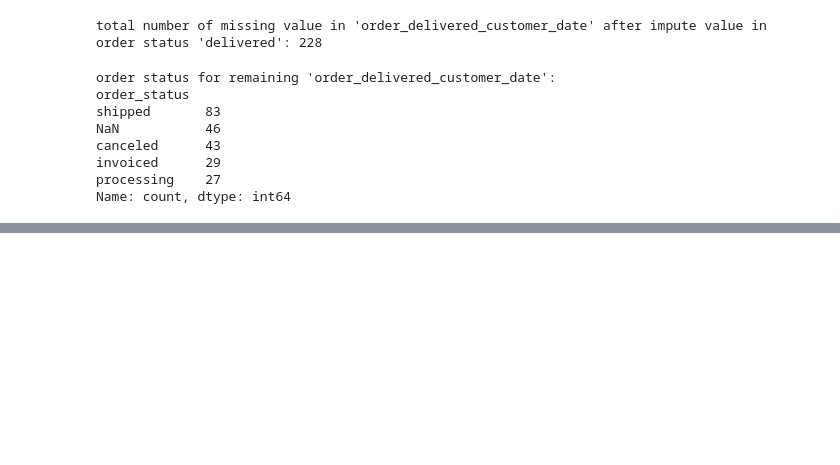
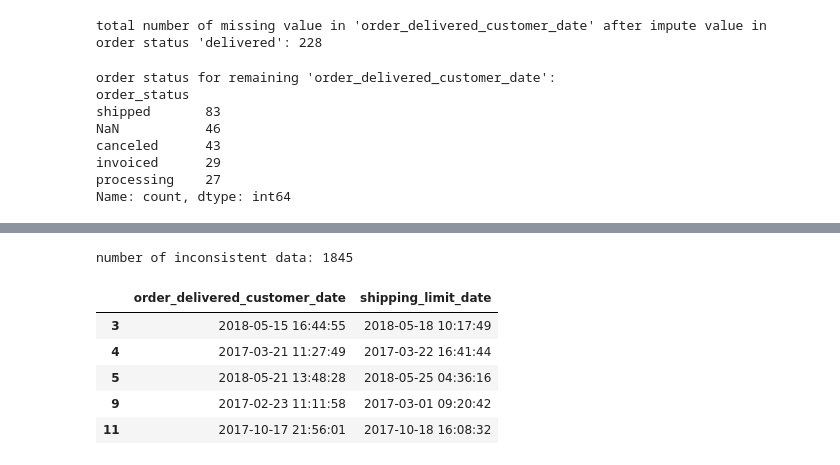
Before and after one commit to RizkiRdm/Olist-E-commerce-Performance-Analysis, a Jupyter notebook: notebooks/data_cleaning.ipynb, the cells around one changed output, grey strips where cells are left out. Cells and saved outputs as stored; diff of their text form; code cells hidden in the pictures; blank space fills up the shorter version.

```diff
--- a/notebooks/data_cleaning.ipynb
+++ b/notebooks/data_cleaning.ipynb
@@ -1089,0 +1171,27 @@ inconsistent data: 28
+# %%
+# inconsistency check 3: Delivery Date to Customer Before seller's delivery due date
+inconsistent_cust_limit = ecom_data_df[
+    (ecom_data_df["order_delivered_customer_date"].notnull())
+    & (ecom_data_df["shipping_limit_date"].notnull())
+    & (
+        ecom_data_df["order_delivered_customer_date"]
+        < ecom_data_df["shipping_limit_date"]
+    )
+]
+
+print(f"number of inconsistent data: {len(inconsistent_cust_limit)}")
+
+if len(inconsistent_cust_limit) > 0:
+    display(
+        inconsistent_cust_limit[
+            ["order_delivered_customer_date", "shipping_limit_date"]
+        ].head()
+    )
+# %% [output]
+number of inconsistent data: 1845
+|  | order_delivered_customer_date | shipping_limit_date |
+| 3 | 2018-05-15 16:44:55 | 2018-05-18 10:17:49 |
+| 4 | 2017-03-21 11:27:49 | 2017-03-22 16:41:44 |
+| 5 | 2018-05-21 13:48:28 | 2018-05-25 04:36:16 |
+| 9 | 2017-02-23 11:11:58 | 2017-03-01 09:20:42 |
+| 11 | 2017-10-17 21:56:01 | 2017-10-18 16:08:32 |
```
Also changed, not shown: parts of 11 cells of this notebook.
